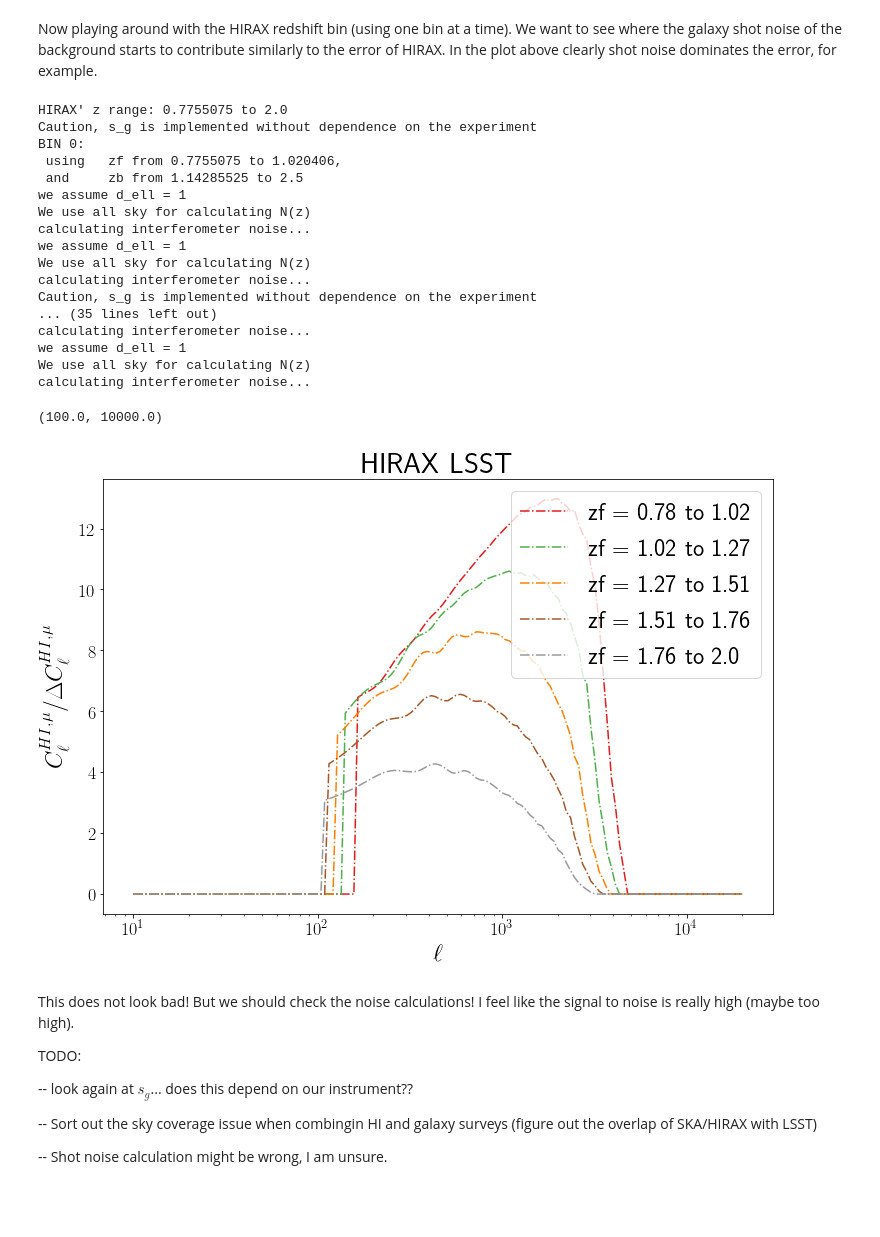
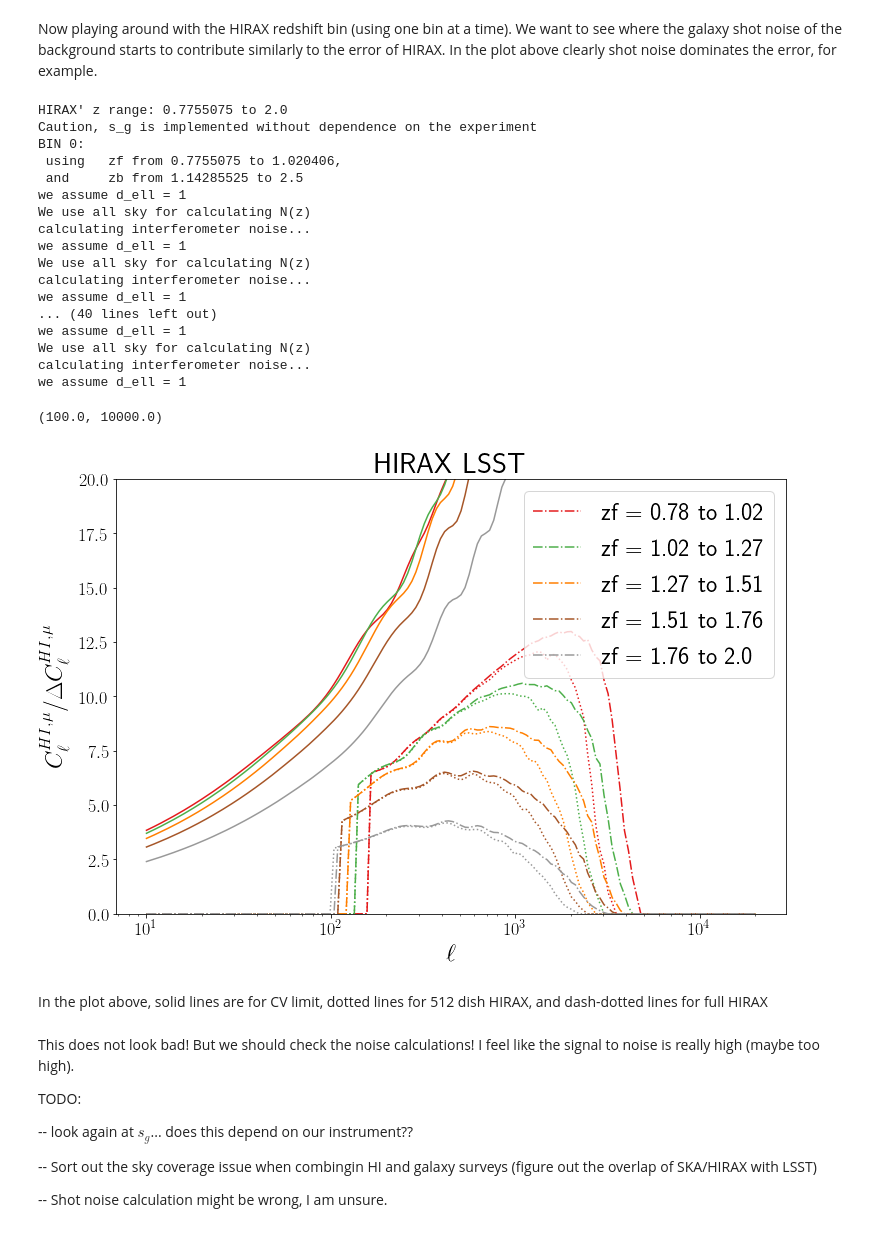
Before and after one commit to amadeuswi/MagBias, a Jupyter notebook: S2N.ipynb, the cells around one changed output. Cells and saved outputs as stored; diff of their text form; code cells hidden in the pictures; blank space fills up the shorter version.

Commit message:
extended the plot on HIRAX with LSST

```diff
--- a/S2N.ipynb
+++ b/S2N.ipynb
@@ -328,6 +328,7 @@ NBIN = len(zHIRAX_lowbin)
 
 S2Nlist_full = [] #1024 dishes
 S2Nlist_512 = [] #512 dishes
+S2N_CVlist = [] #CV error
 zffli = []
 # zbbli = []
 # dzbli = []
@@ -350,11 +351,7 @@ for i in range(NBIN):
                                                                                    zbbmin, zbbmax )
     S2Nlist_full.append( S2N(ltab, zff, dzHIRAX, zbb, dzbb, powwwspeclist, SURVEY=[hirax, LSST]) )
     S2Nlist_512.append( S2N(ltab, zff, dzHIRAX, zbb, dzbb, powwwspeclist, SURVEY=[hirax512, LSST]) )
-
-
-# powspeclist = [p_func_list[0](ltab, zfmin, zfmax),
-#                p_func_list[1](ltab, zbmin, zbmax),
-#                p_func_list[2](ltab, zf, dzf, zb, dzb)]
+    S2N_CVlist.append( S2N(ltab, zff, dzHIRAX, zbb, dzbb, powwwspeclist, SURVEY="CV"))
 # %% [output]
 HIRAX' z range: 0.7755075 to 2.0
 Caution, s_g is implemented without dependence on the experiment
@@ -367,43 +364,46 @@ calculating interferometer noise...
 we assume d_ell = 1
 We use all sky for calculating N(z)
 calculating interferometer noise...
-Caution, s_g is implemented without dependence on the experiment
-... (35 lines left out)
-calculating interferometer noise...
+we assume d_ell = 1
+... (40 lines left out)
 we assume d_ell = 1
 We use all sky for calculating N(z)
 calculating interferometer noise...
+we assume d_ell = 1
 # %%
 #plotting HIRAX for different binnings:
 
 fig = P.figure(figsize = (12,8)); ax1 = fig.add_subplot(111);
 
-# ax1.semilogx(ltab, S2N_CV, label = "CV", color = "orange")
 
 color_array = np.linspace(0,1, NBIN)
 
 for i in range(NBIN):
     ci = color_array[i]
     zfmax_now = np.around(zffli[i] + dzHIRAX,2)
     zfmin_now = np.around(zffli[i] - dzHIRAX,2)
     ax1.semilogx(ltab, S2Nlist_full[i],
                  label = "zf = {} to {}".format(zfmin_now, zfmax_now),
                  color=P.cm.Set1(ci), ls = "-.")
-#                  color=P.cm.RdYlBu(ci), ls = "-.")
-#     ax1.semilogx(ltab, S2Nlist_512[i],
-#                  color = P.cm.RdYlBu(ci), ls = ":")
+    ax1.semilogx(ltab, S2Nlist_512[i],
+                 color=P.cm.Set1(ci), ls = ":")
+    ax1.semilogx(ltab, S2N_CVlist[i], ls = "-",
+                 color=P.cm.Set1(ci))
+
 
 ax1.set_ylabel("$C_\ell^{HI,\mu} / \Delta C_\ell^{HI,\mu} $")
 ax1.set_xlabel("$\ell$")
 ax1.legend(loc = "upper right")
 ax1.set_title("HIRAX LSST")
-# ax1.set_ylim((0,10))
+ax1.set_ylim((0,20))
 ax.set_xlim((1e2, 1e4))
 
 # P.savefig(plotdir + "S2N_HIRAX.pdf")
 # %% [output]
 (100.0, 10000.0)
-[figure, old version]
+[figure, new version]
+# %% [markdown]
+In the plot above, solid lines are for CV limit, dotted lines for 512 dish HIRAX, and dash-dotted lines for full HIRAX
 # %%
 # fig = P.figure(figsize = (12,8)); ax1 = fig.add_subplot(111);
 
```
